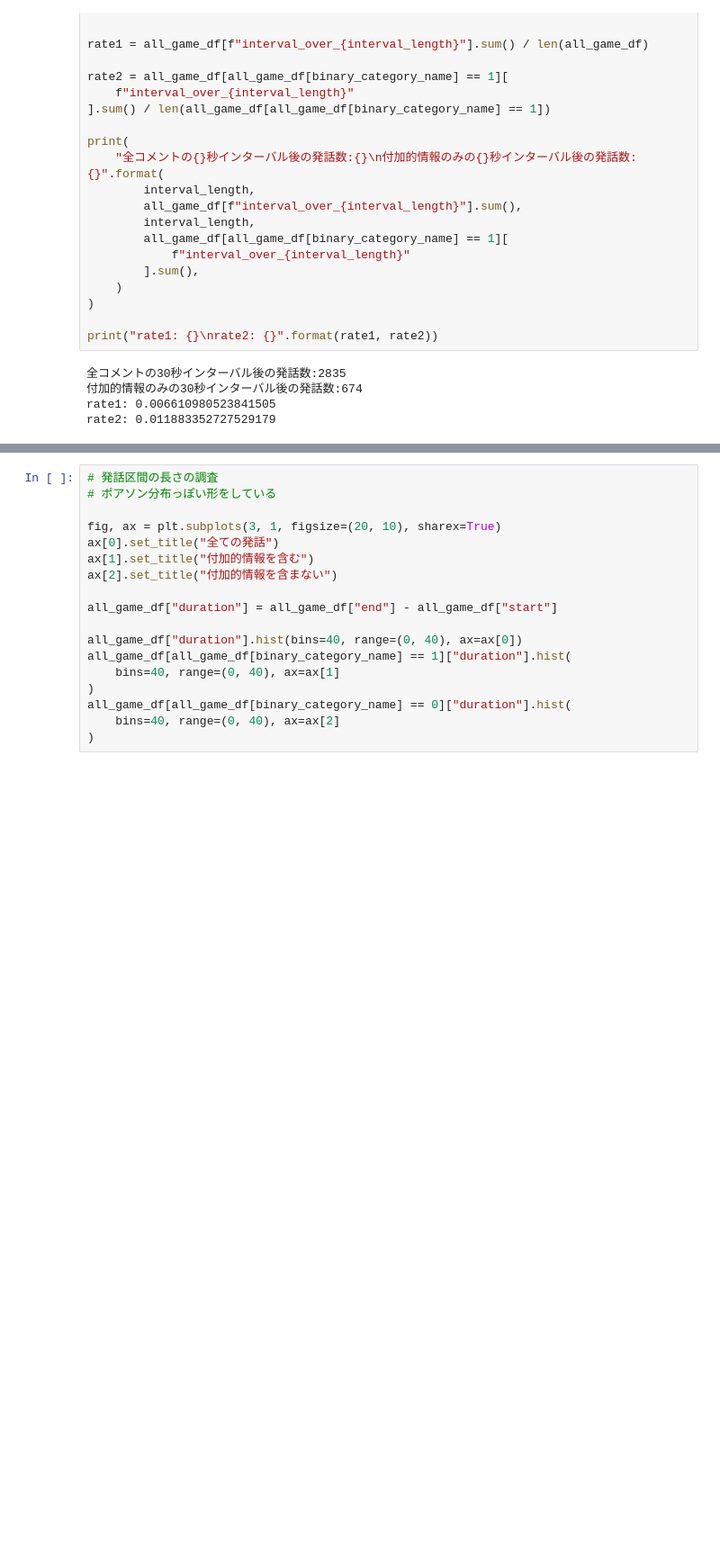
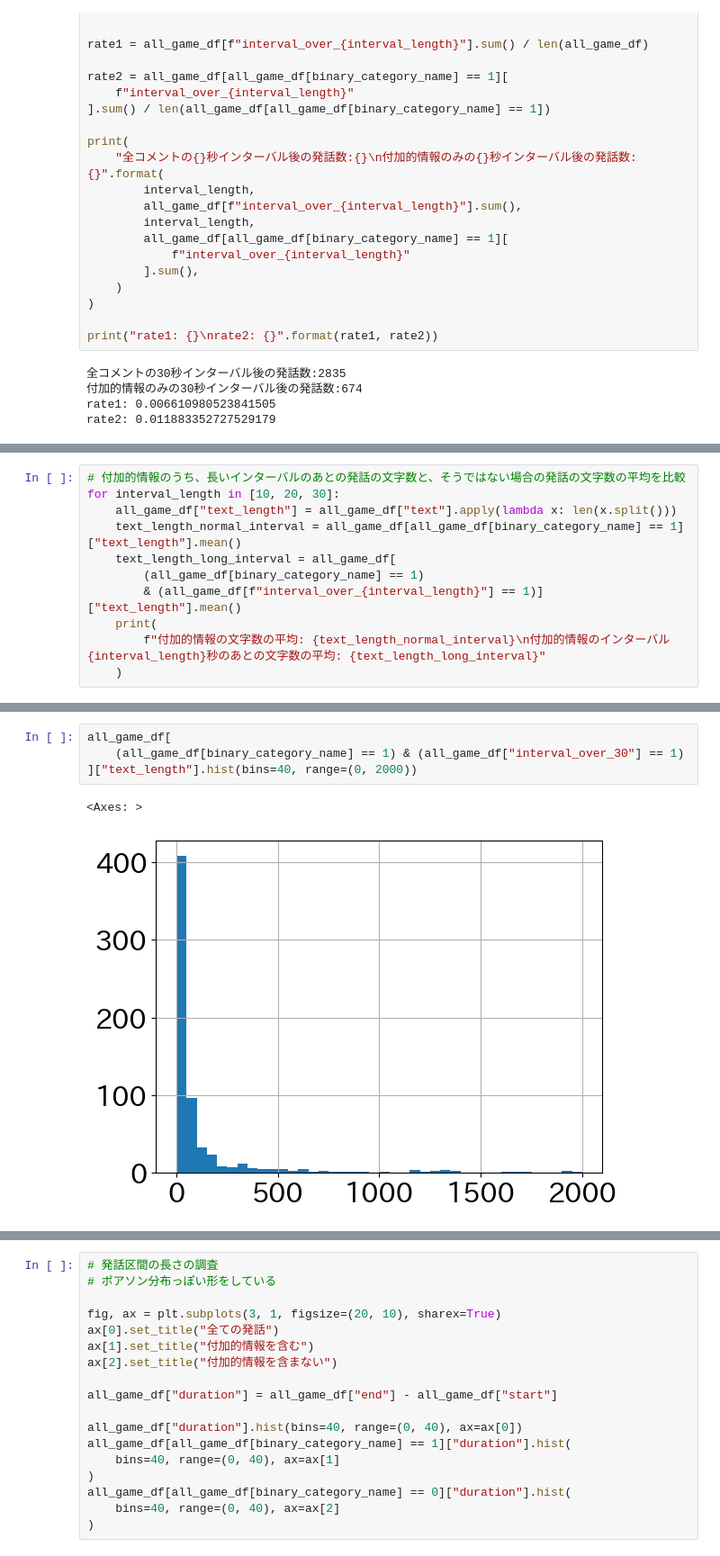
Before and after one commit to zaemon1251-hesty/soccer-bg-script, a Jupyter notebook: notebook/data_analysis.ipynb, the cells around one changed output, grey strips where cells are left out. Shown at 90% size. Drawn from its saved outputs; the diff is of its cells as text; blank space fills up the shorter version.

```diff
--- a/notebook/data_analysis.ipynb
+++ b/notebook/data_analysis.ipynb
@@ -425,0 +452,11 @@ all_game_df[all_game_df["interval_over_30"]]["text"].head(10).to_dict()
+# %%
+# 付加的情報のうち、長いインターバルのあとの発話の文字数と、そうではない場合の発話の文字数の平均を比較
+for interval_length in [10, 20, 30]:
+    all_game_df["text_length"] = all_game_df["text"].apply(lambda x: len(x.split()))
+    text_length_normal_interval = all_game_df[all_game_df[binary_category_name] == 1]["text_length"].mean()
+    text_length_long_interval = all_game_df[
+        (all_game_df[binary_category_name] == 1)
+        & (all_game_df[f"interval_over_{interval_length}"] == 1)]["text_length"].mean()
+    print(
+        f"付加的情報の文字数の平均: {text_length_normal_interval}\n付加的情報のインターバル{interval_length}秒のあとの文字数の平均: {text_length_long_interval}"
+    )
@@ -425,0 +512,7 @@ all_game_df[all_game_df["interval_over_30"]]["text"].head(10).to_dict()
+# %%
+all_game_df[
+    (all_game_df[binary_category_name] == 1) & (all_game_df["interval_over_30"] == 1)
+]["text_length"].hist(bins=40, range=(0, 2000))
+# %% [output]
+<Axes: >
+[figure, added]
```
Also changed, not shown: parts of 27 cells of this notebook, 7 other files.
